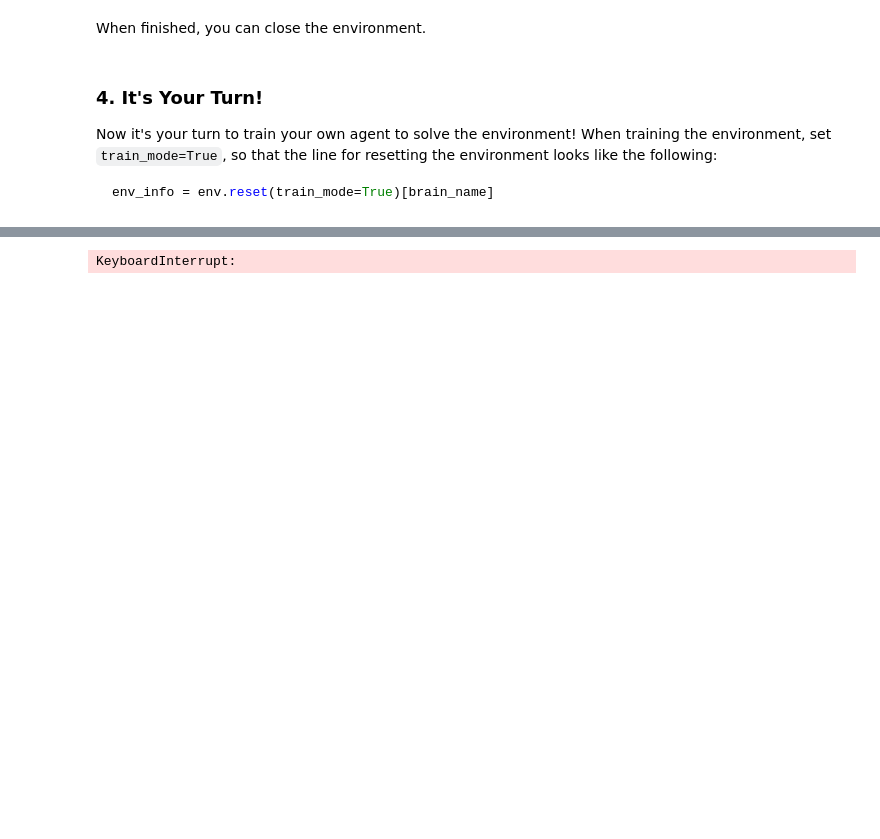
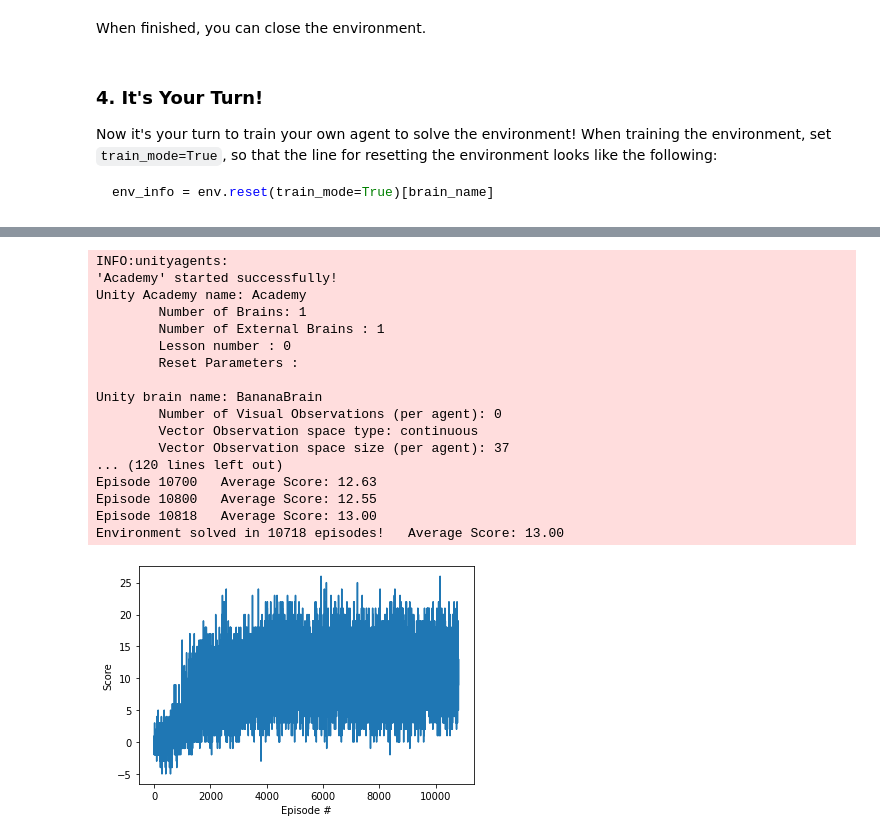
Before and after one commit to DeepNori/deep-reinforcement-learning, a Jupyter notebook: p1_navigation/Navigation.ipynb, the cells around one changed output, grey strips where cells are left out. Drawn from its saved outputs; the diff is of its cells as text; code cells hidden in the pictures; blank space fills up the shorter version.

```diff
--- a/p1_navigation/Navigation.ipynb
+++ b/p1_navigation/Navigation.ipynb
@@ -172,6 +130,34 @@ agent = Agent(state_size=state_size, action_size=action_size, seed=0)
 # %%
+# start the environment
+env = UnityEnvironment(file_name="../unity-env/Banana.app")
+
+# get the default brain
+brain_name = env.brain_names[0]
+brain = env.brains[brain_name]
+
+# reset the environment
+env_info = env.reset(train_mode=True)[brain_name]
+
+# number of agents in the environment
+print('Number of agents:', len(env_info.agents))
+
+# number of actions
+action_size = brain.vector_action_space_size
+print('Number of actions:', action_size)
+
+# examine the state space
+state = env_info.vector_observations[0]
+print('States look like:', state)
+state_size = len(state)
+print('States have length:', state_size)
+
+# Instantiate the Environment and Agent
+from dqn_agent import Agent
 from collections import deque
 import matplotlib.pyplot as plt
+import torch
+
+agent = Agent(state_size=state_size, action_size=action_size, seed=0)
 
 def dqn(n_episodes=2000, max_t=1000, eps_start=1.0, eps_end=0.01, eps_decay=0.995):
     """Deep Q-Learning.
@@ -187,44 +173,68 @@ def dqn(n_episodes=2000, max_t=1000, eps_start=1.0, eps_end=0.01, eps_decay=0.99
     scores = []                        # list containing scores from each episode
     scores_window = deque(maxlen=100)  # last 100 scores
     eps = eps_start                    # initialize epsilon
-    for i_episode in range(1, n_episodes+1):
+
+    i_episode = 0
+    while True:
+        i_episode += 1
+
         env_info = env.reset(train_mode=True)[brain_name]
-        state = np.uint8(255 * np.array(env_info.visual_observations[0]))
+        state = np.uint8(255 * np.array(env_info.vector_observations[0]))
         score = 0
-        for t in range(max_t):
+        done = False
+
+        while done is False:
             action = agent.act(state, eps)
-            env_info = env.step(action)[default_brain]
-            #next_state, reward, done, _ = env.step(action)
-            next_state = np.uint8(255 * np.array(env_info.visual_observations[0]))
+            env_info = env.step(action)[brain_name]
+            next_state = np.uint8(255 * np.array(env_info.vector_observations[0]))
             reward = env_info.rewards[0]
-            #episode_rewards += reward
             done = env_info.local_done[0]
 
             agent.step(state, action, reward, next_state, done)
             state = next_state
             score += reward
-            if done:
-                break
+
         scores_window.append(score)       # save most recent score
         scores.append(score)              # save most recent score
         eps = max(eps_end, eps_decay*eps) # decrease epsilon
         print('\rEpisode {}\tAverage Score: {:.2f}'.format(i_episode, np.mean(scores_window)), end="")
         if i_episode % 100 == 0:
             print('\rEpisode {}\tAverage Score: {:.2f}'.format(i_episode, np.mean(scores_window)))
         if np.mean(scores_window)>=13.0:
             print('\nEnvironment solved in {:d} episodes!\tAverage Score: {:.2f}'.format(i_episode-100, np.mean(scores_window)))
             torch.save(agent.qnetwork_local.state_dict(), 'checkpoint.pth')
             break
+
     return scores
 
 scores = dqn()
 
 # plot the scores
 fig = plt.figure()
 ax = fig.add_subplot(111)
 plt.plot(np.arange(len(scores)), scores)
 plt.ylabel('Score')
 plt.xlabel('Episode #')
 plt.show()
+
+# close environment
+env.close()
 # %% [output]
-KeyboardInterrupt:
+INFO:unityagents:
+'Academy' started successfully!
+Unity Academy name: Academy
+        Number of Brains: 1
+        Number of External Brains : 1
+        Lesson number : 0
+        Reset Parameters :
+
+Unity brain name: BananaBrain
+        Number of Visual Observations (per agent): 0
+        Vector Observation space type: continuous
+        Vector Observation space size (per agent): 37
+... (120 lines left out)
+Episode 10700   Average Score: 12.63
+Episode 10800   Average Score: 12.55
+Episode 10818   Average Score: 13.00
+Environment solved in 10718 episodes!   Average Score: 13.00
+[figure, added]
```
Also changed, not shown: parts of 7 cells of this notebook, 1 other file.
